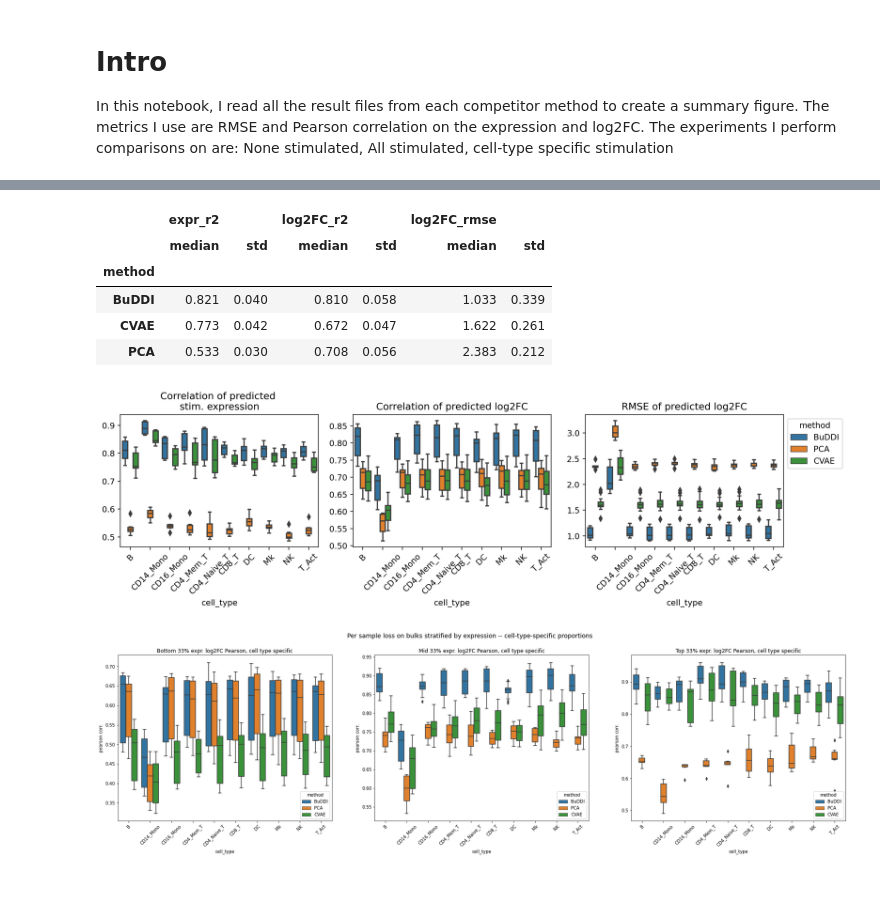
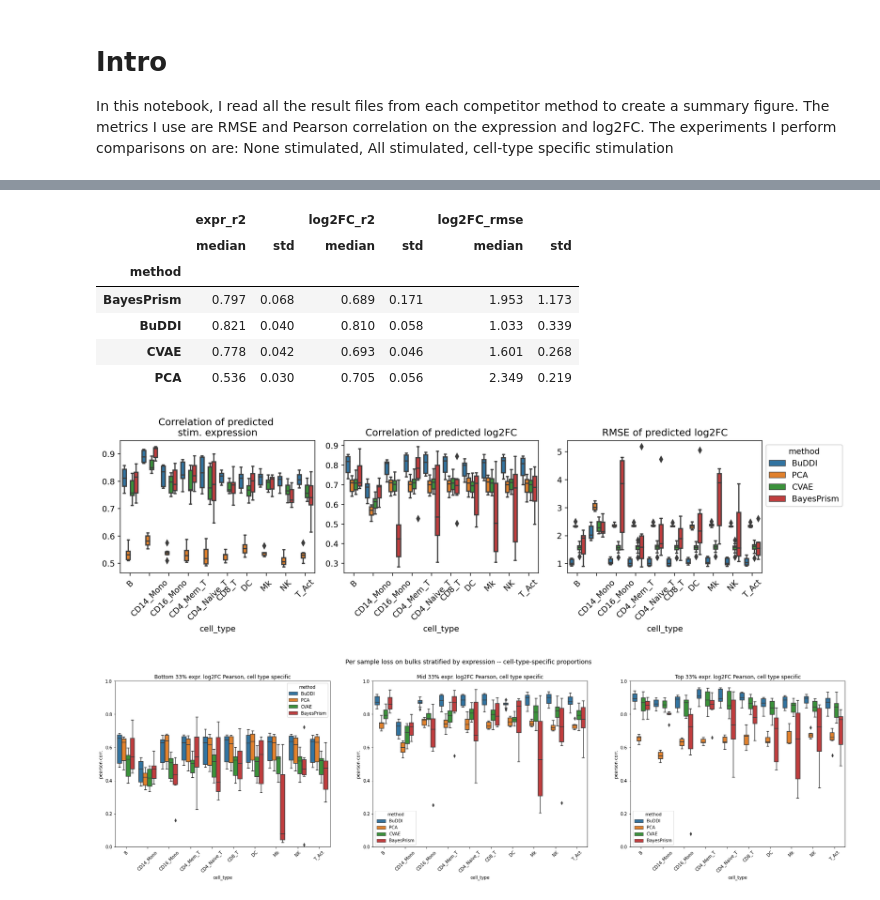
Before and after one commit to greenelab/buddi_analysis, a Jupyter notebook: kang_analysis/kang_comparators/compare_kang_corr.ipynb, the cells around one changed output, grey strips where cells are left out. Saved outputs shown, nothing was run; the diff lists cells and outputs as text; code cells hidden in the pictures.

```diff
--- a/kang_analysis/kang_comparators/compare_kang_corr.ipynb
+++ b/kang_analysis/kang_comparators/compare_kang_corr.ipynb
@@ -30,9 +30,9 @@ from sc_preprocessing import sc_preprocess
 from method_comparison import validation_plotting as vp
 # %%
 ## parameters
-aug_data_path = f"{os.getcwd()}/../data/single_cell_data/augmented_kang_data/"
-res_data_path = f"{os.getcwd()}/../results/single_cell_data/buddiM2_kang/"
-cibersort_genes_path = (f"{os.getcwd()}/../results/single_cell_data/cibersort_kang/" +
+aug_data_path = f"{os.getcwd()}/../../data/single_cell_data/augmented_kang_data/"
+res_data_path = f"{os.getcwd()}/../../results/single_cell_data/buddiM2_kang/"
+cibersort_genes_path = (f"{os.getcwd()}/../../results/single_cell_data/cibersort_kang/" +
                         "CIBERSORTx_Job17_kang_1_cybersort_sig_inferred_phenoclasses" +
                         ".CIBERSORTx_Job17_kang_1_cybersort_sig_inferred_refsample.bm.K999.txt")
 
@@ -50,8 +50,9 @@ num_genes = 7000
 exp_type = "mono-kang"
 
 buddi_file = os.path.join(res_data_path, f"{exp_type}_pearson_matr.csv")
-pca_file = os.path.join(f"{os.getcwd()}/../results/single_cell_data/PCA_kang/", f"{exp_type}_pearson_PCA.csv")
-cvae_file = os.path.join(f"{os.getcwd()}/../results/single_cell_data/CVAE_kang/", f"{exp_type}_pearson_CVAE.csv")
+pca_file = os.path.join(f"{os.getcwd()}/../../results/single_cell_data/PCA_kang/", f"{exp_type}_pearson_PCA.csv")
+cvae_file = os.path.join(f"{os.getcwd()}/../../results/single_cell_data/CVAE_kang/", f"{exp_type}_pearson_CVAE.csv")
+bp_file = os.path.join(f"{os.getcwd()}/../../results/single_cell_data/bp_kang/", f"{exp_type}_pearson_BP.csv")
 
 buddi_df = pd.read_csv(buddi_file, sep=",")
 buddi_df["expr_r2"] = buddi_df["expr_r2_stim"]
@@ -64,13 +65,17 @@ cvae_df = pd.read_csv(cvae_file, sep=",")
 cvae_df["expr_r2"] = cvae_df["expr_r2_stim"]
 
 
+bp_df = pd.read_csv(bp_file, sep=",")
+bp_df["expr_r2"] = bp_df["expr_r2_stim"]
+
 
 # format the corr
 buddi_df["method"] = ["BuDDI"]*buddi_df.shape[0]
 pca_df["method"] = ["PCA"]*pca_df.shape[0]
 cvae_df["method"] = ["CVAE"]*cvae_df.shape[0]
+bp_df["method"] = ["BayesPrism"]*bp_df.shape[0]
 
-plot_df = pd.concat([buddi_df, pca_df, cvae_df])
+plot_df = pd.concat([buddi_df, pca_df, cvae_df, bp_df])
 # %%
 plot_df
 # %% [output]
@@ -98,9 +103,10 @@ s
 |  | expr_r2 |  | log2FC_r2 |  | log2FC_rmse |  |
 |  | median | std | median | std | median | std |
 | method |  |  |  |  |  |  |
+| BayesPrism | 0.797 | 0.068 | 0.689 | 0.171 | 1.953 | 1.173 |
 | BuDDI | 0.821 | 0.040 | 0.810 | 0.058 | 1.033 | 0.339 |
-| CVAE | 0.773 | 0.042 | 0.672 | 0.047 | 1.622 | 0.261 |
-| PCA | 0.533 | 0.030 | 0.708 | 0.056 | 2.383 | 0.212 |
+| CVAE | 0.778 | 0.042 | 0.693 | 0.046 | 1.601 | 0.268 |
+| PCA | 0.536 | 0.030 | 0.705 | 0.056 | 2.349 | 0.219 |
 # %%
 a2 = plot_df.groupby(["method"])["expr_r2", "log2FC_r2", "log2FC_rmse"].std()
 # %%
@@ -152,39 +158,38 @@ y_label.set_visible(False)
 fig.show()
 fig.tight_layout()
 # %% [output]
-[figure, old version]
+[figure, new version]
 # %%
 
 fig, axs = plt.subplots(1, 3, figsize=(30,7))
 
 sns.boxplot(data=plot_df[plot_df["bulk_type"] == "cell_type_specific"],
             x="cell_type", y="log2FC_r2_bottom",
             hue="method", ax= axs[0])
 axs[0].set_title("Bottom 33% expr. log2FC Pearson, cell type specific")
-axs[0].set(ylabel="pearson corr.")
+axs[0].set(ylabel="pearson corr.", ylim=(0,1))
 axs[0].tick_params(axis='x', rotation=45)
-
 
 sns.boxplot(data=plot_df[plot_df["bulk_type"] == "cell_type_specific"],
             x="cell_type", y="log2FC_r2_mid",
             hue="method", ax= axs[1])
 axs[1].set_title("Mid 33% expr. log2FC Pearson, cell type specific")
-axs[1].set(ylabel="pearson corr.")
+axs[1].set(ylabel="pearson corr.", ylim=(0,1))
 axs[1].tick_params(axis='x', rotation=45)
 
 
 
 sns.boxplot(data=plot_df[plot_df["bulk_type"] == "cell_type_specific"],
             x="cell_type", y="log2FC_r2_top",
             hue="method", ax= axs[2])
 axs[2].set_title("Top 33% expr. log2FC Pearson, cell type specific")
-axs[2].set(ylabel="pearson corr.")
+axs[2].set(ylabel="pearson corr.", ylim=(0,1))
 axs[2].tick_params(axis='x', rotation=45)
 
 
 
 fig.suptitle("Per sample loss on bulks stratified by expression -- cell-type-specific proportions", fontsize=14)
 
 fig.show()
 # %% [output]
-[figure, old version]
+[figure, new version]
```
Also changed, not shown: parts of 1 cell of this notebook, 10 other files.
